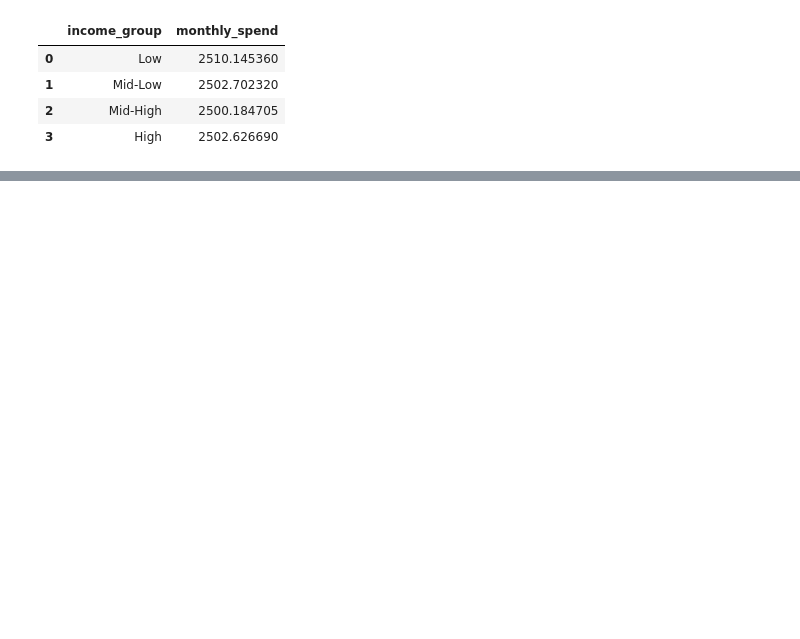
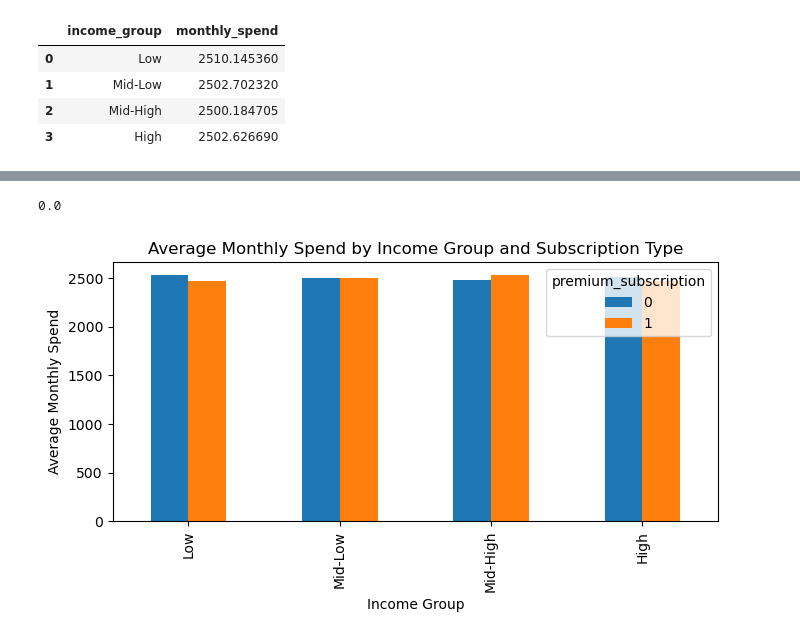
Before and after one commit to jenifercosta9/data-science-portifolio, a Jupyter notebook: 01_customer_churn_analysis/notebooks/01_exploratory_analysis.ipynb, the cells around one changed output, grey strips where cells are left out. Drawn from its saved outputs; the diff is of its cells as text; code cells hidden in the pictures; blank space fills up the shorter version.

Commit message:
Validate premium subscription impact using statistical tests

```diff
--- a/01_customer_churn_analysis/notebooks/01_exploratory_analysis.ipynb
+++ b/01_customer_churn_analysis/notebooks/01_exploratory_analysis.ipynb
@@ -250,0 +206,19 @@ Esse insight indica que a segmentação por renda pode ser uma estratégia efica
+# %%
+income_bins = [0, 25, 50, 75, 100]
+income_labels = ["Low", "Mid-Low", "Mid-High", "High"]
+
+df_sample["income_group"] = pd.cut(
+    df_sample["income_level"],
+    bins=income_bins,
+    labels=income_labels,
+    include_lowest=True
+)
+# %%
+# Feature Engineering: Income Group Creation
+# Engenharia de Variáveis: Criação do Grupo de Renda
+
+df_sample["income_group"] = pd.qcut(
+    df_sample["income_level"],
+    q=4,
+    labels=["Low", "Mid-Low", "Mid-High", "High"]
+)
@@ -250,0 +243,29 @@ Esse insight indica que a segmentação por renda pode ser uma estratégia efica
+# %%
+df_sample["income_group"].isna().mean()
+# %% [output]
+0.0
+# %%
+income_premium_spend = (
+    df_sample
+    .groupby(["income_group", "premium_subscription"])["monthly_spend"]
+    .mean()
+    .reset_index()
+)
+
+income_premium_spend.pivot(
+    index="income_group",
+    columns="premium_subscription",
+    values="monthly_spend"
+).plot(
+    kind="bar",
+    figsize=(7, 4),
+    title="Average Monthly Spend by Income Group and Subscription Type"
+)
+
+plt.ylabel("Average Monthly Spend")
+plt.xlabel("Income Group")
+plt.tight_layout()
+plt.show()
+plt.close()
+# %% [output]
+[figure, added]
```
Also changed, not shown: parts of 20 cells of this notebook.
